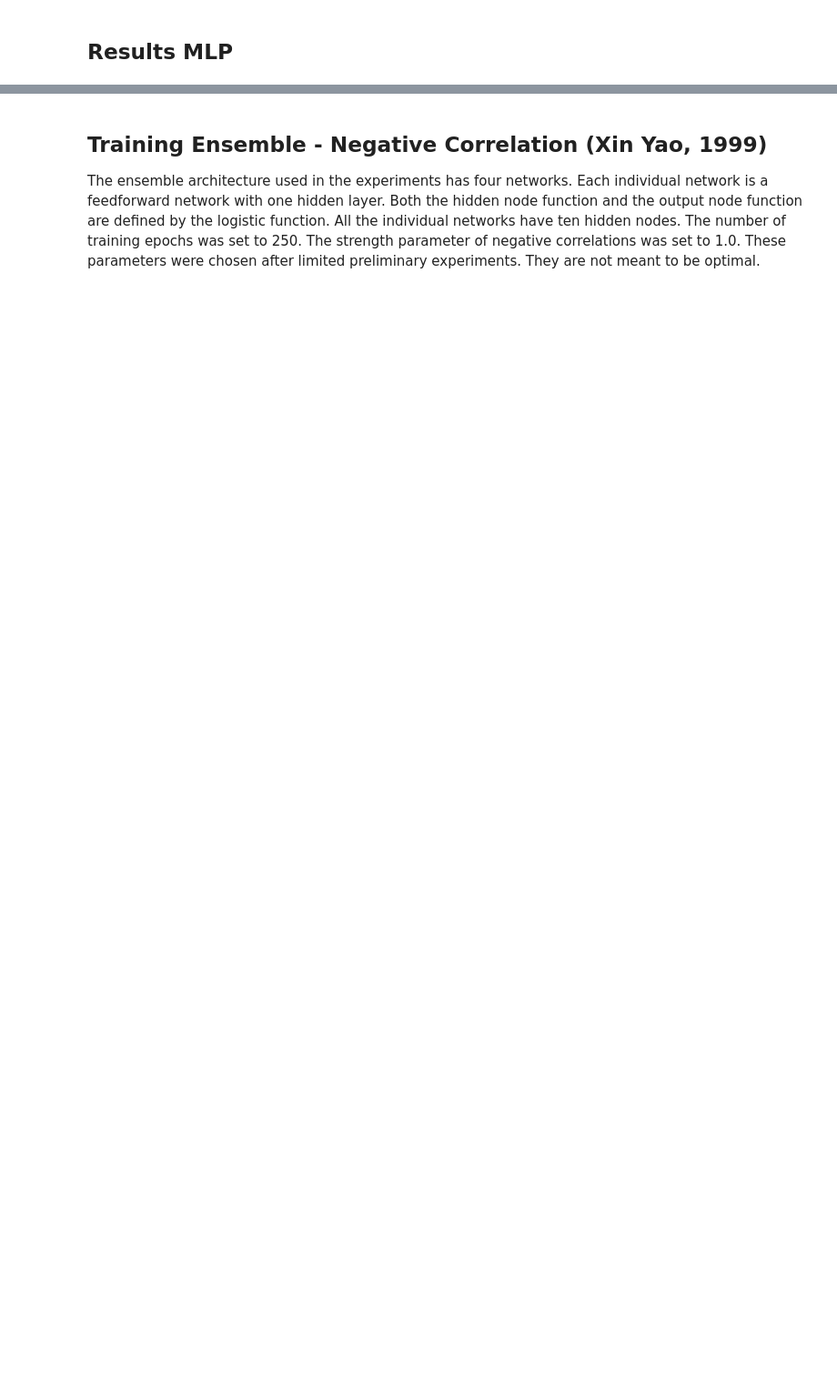
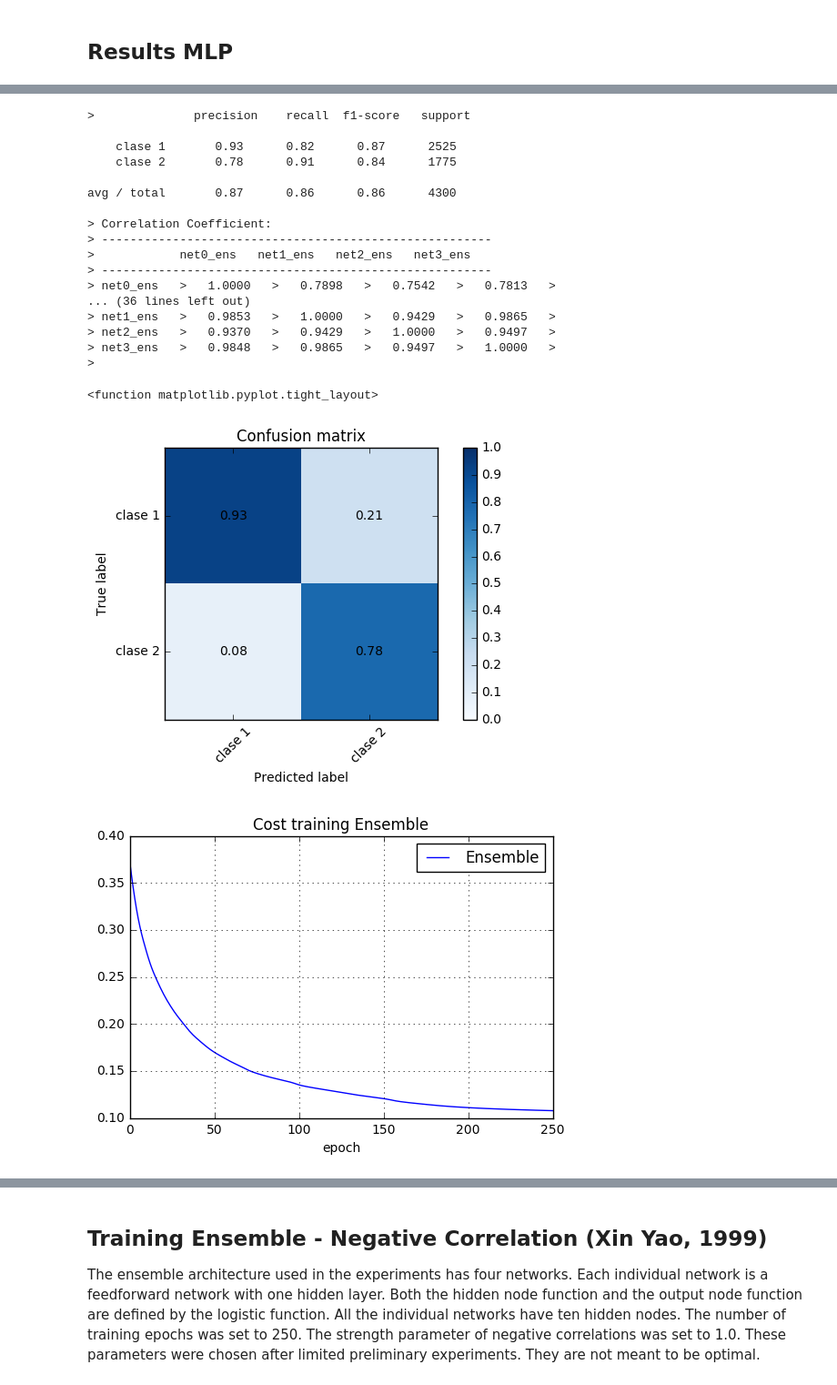
Before and after one commit to pdoren/DeepEnsemble, a Jupyter notebook: examples/Australian Credit Card Assessment/main.ipynb, the cells around one changed output, grey strips where cells are left out. Shown at 91% size. Drawn from its saved outputs; the diff is of its cells as text; code cells hidden in the pictures; blank space fills up the shorter version.

```diff
--- a/examples/Australian Credit Card Assessment/main.ipynb
+++ b/examples/Australian Credit Card Assessment/main.ipynb
@@ -64,13 +64,12 @@ target_test = data_target[518:690]
 
 This model has ten neurons in hidden layer and the output layer two neurons with **one hot encoding**. The cost function is MSE and update function is Stochastic gradient descendent.
 # %%
-import time
 from deepensemble.models.sequential import Sequential
 from deepensemble.layers.dense import Dense
 from deepensemble.utils import *
 
-mlp = Sequential(classes_names, "classifier", "mlp")
-mlp.add_layer(Dense(n_input=data_input.shape[1], n_output=10, activation=T.nnet.sigmoid))
+mlp = Sequential("mlp", "classifier", classes_names)
+mlp.add_layer(Dense(n_input=data_input.shape[1], n_output=40, activation=T.nnet.sigmoid))
 mlp.add_layer(Dense(n_output=len(classes_names), activation=T.nnet.sigmoid))
 mlp.append_cost(mse)
 mlp.set_update(sgd, learning_rate=0.1)
@@ -83,14 +82,9 @@ validation_jump = 5
 
 for i in range(25):
     # training
-    print("epoch %d:" % i, end="", flush=True)
-    tic = time.time()
     metric = mlp.fit(input_train, target_train,
                                 max_epoch=max_epoch, batch_size=32,
                                 validation_jump=validation_jump, early_stop_th=4)
-    toc = time.time()
-    print("Elapsed time [s]: %f" % (toc - tic))
-
     # Compute metrics
     metrics_mlp.append_prediction(target_test, mlp.predict(input_test))
     metrics_mlp.append_metric(metric)
@@ -133,0 +193,34 @@ NameError: name 'metrics_ensemble' is not defined
+# %%
+%matplotlib inline
+import matplotlib.pylab as plt
+
+metrics_ensemble.classification_report()
+metrics_ensemble.diversity_report()
+metrics_ensemble.plot_confusion_matrix()
+metrics_ensemble.plot_cost(max_epoch, "Cost training Ensemble")
+metrics_ensemble.plot_cost_models(max_epoch, "Cost training Ensemble per models")
+metrics_ensemble.plot_score(max_epoch, "Accuracy training Ensemble")
+metrics_ensemble.plot_score_models(max_epoch, "Accuracy training Ensemble per models")
+
+plt.tight_layout
+# %% [output]
+>              precision    recall  f1-score   support
+
+    clase 1       0.93      0.82      0.87      2525
+    clase 2       0.78      0.91      0.84      1775
+
+avg / total       0.87      0.86      0.86      4300
+
+> Correlation Coefficient:
+> -------------------------------------------------------
+>            net0_ens   net1_ens   net2_ens   net3_ens
+> -------------------------------------------------------
+> net0_ens   >   1.0000   >   0.7898   >   0.7542   >   0.7813   >
+... (36 lines left out)
+> net1_ens   >   0.9853   >   1.0000   >   0.9429   >   0.9865   >
+> net2_ens   >   0.9370   >   0.9429   >   1.0000   >   0.9497   >
+> net3_ens   >   0.9848   >   0.9865   >   0.9497   >   1.0000   >
+>
+<function matplotlib.pyplot.tight_layout>
+[figure, added]
+[figure, added]
```
Also changed, not shown: parts of 10 cells of this notebook, 11 other files.
